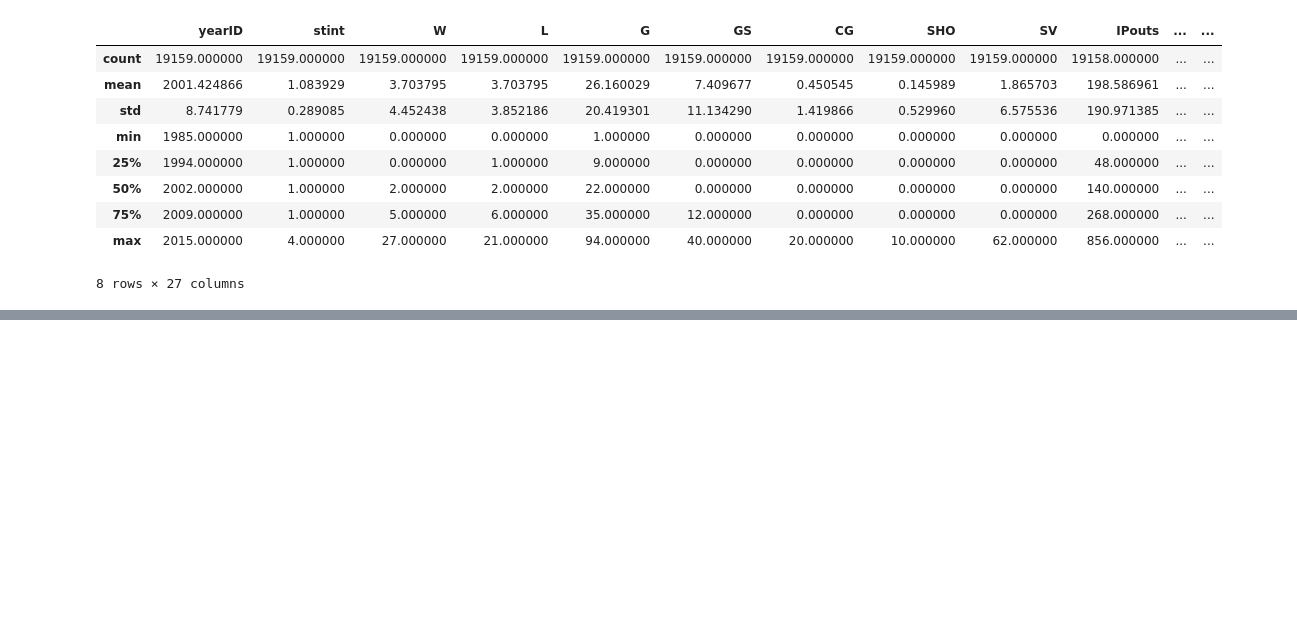
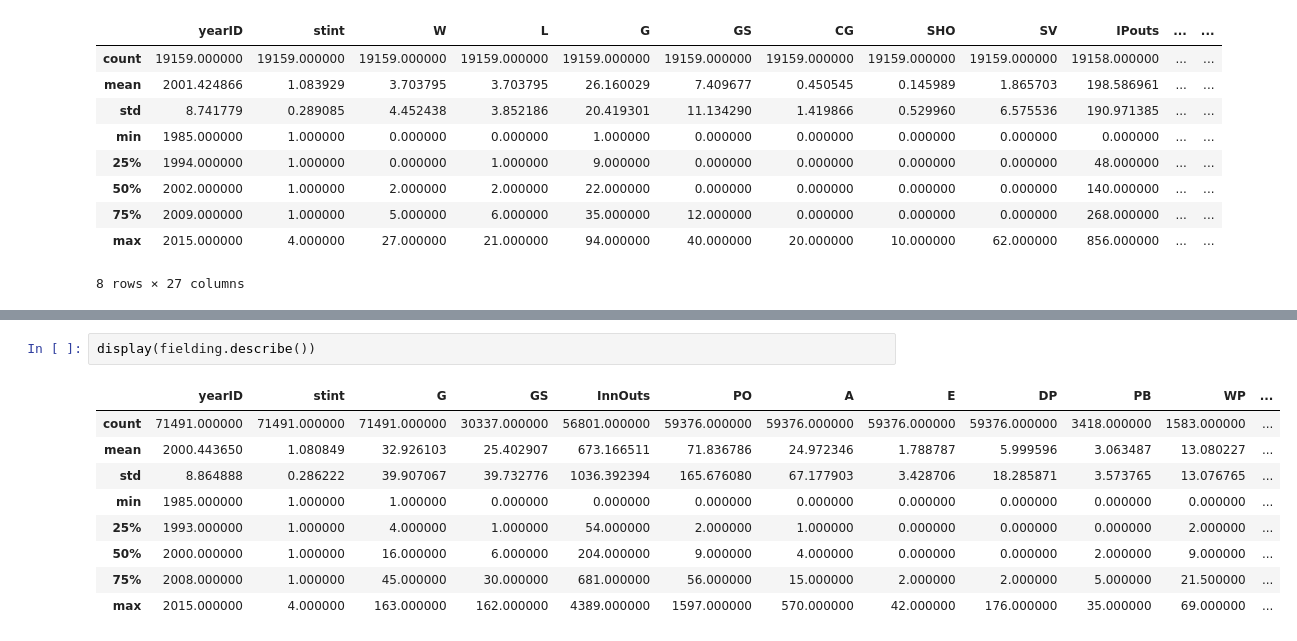
Before and after one commit to laffertyrichard/baseball_unsupervised, a Jupyter notebook: baseball_unsupervised.ipynb, the cells around one changed output, grey strips where cells are left out. Saved outputs shown, nothing was run; the diff lists cells and outputs as text; blank space fills up the shorter version.

```diff
--- a/baseball_unsupervised.ipynb
+++ b/baseball_unsupervised.ipynb
@@ -612,0 +818,12 @@ display(nans(pitching.drop(['GIDP'],1)))
+# %%
+display(fielding.describe())
+# %% [output]
+|  | yearID | stint | G | GS | InnOuts | PO | A | E | DP | PB | WP | ... |
+| count | 71491.000000 | 71491.000000 | 71491.000000 | 30337.000000 | 56801.000000 | 59376.000000 | 59376.000000 | 59376.000000 | 59376.000000 | 3418.000000 | 1583.000000 | ... |
+| mean | 2000.443650 | 1.080849 | 32.926103 | 25.402907 | 673.166511 | 71.836786 | 24.972346 | 1.788787 | 5.999596 | 3.063487 | 13.080227 | ... |
+| std | 8.864888 | 0.286222 | 39.907067 | 39.732776 | 1036.392394 | 165.676080 | 67.177903 | 3.428706 | 18.285871 | 3.573765 | 13.076765 | ... |
+| min | 1985.000000 | 1.000000 | 1.000000 | 0.000000 | 0.000000 | 0.000000 | 0.000000 | 0.000000 | 0.000000 | 0.000000 | 0.000000 | ... |
+| 25% | 1993.000000 | 1.000000 | 4.000000 | 1.000000 | 54.000000 | 2.000000 | 1.000000 | 0.000000 | 0.000000 | 0.000000 | 2.000000 | ... |
+| 50% | 2000.000000 | 1.000000 | 16.000000 | 6.000000 | 204.000000 | 9.000000 | 4.000000 | 0.000000 | 0.000000 | 2.000000 | 9.000000 | ... |
+| 75% | 2008.000000 | 1.000000 | 45.000000 | 30.000000 | 681.000000 | 56.000000 | 15.000000 | 2.000000 | 2.000000 | 5.000000 | 21.500000 | ... |
+| max | 2015.000000 | 4.000000 | 163.000000 | 162.000000 | 4389.000000 | 1597.000000 | 570.000000 | 42.000000 | 176.000000 | 35.000000 | 69.000000 | ... |
```
Also changed, not shown: parts of 75 cells of this notebook.
